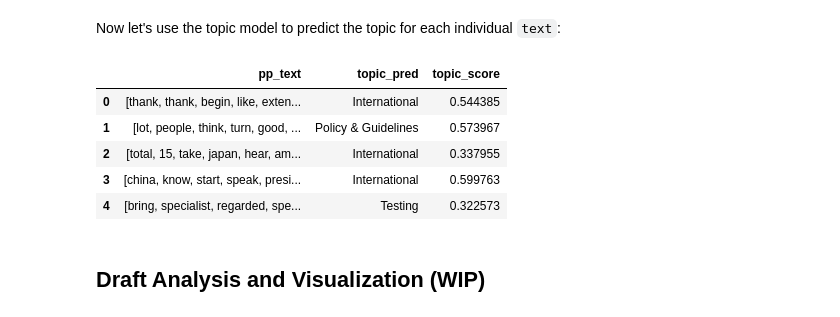
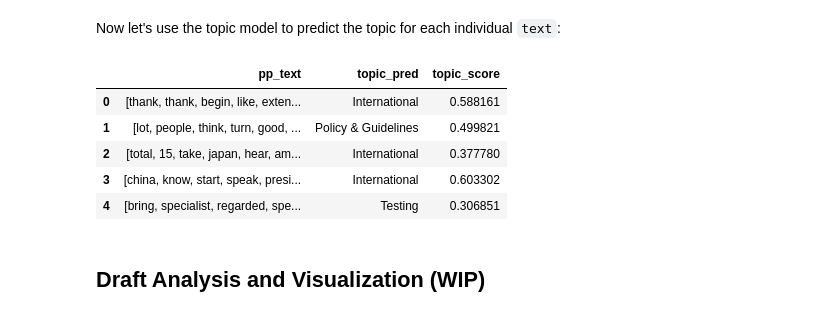
Before and after one commit to brendoncampbell/corona-briefing-tones, a Jupyter notebook: src/briefing_analysis.ipynb, the cells around one changed output. Saved outputs shown, nothing was run; the diff lists cells and outputs as text; code cells hidden in the pictures.

```diff
--- a/src/briefing_analysis.ipynb
+++ b/src/briefing_analysis.ipynb
@@ -387,8 +369,8 @@ def get_most_prob_topic(unseen_document, model = lda_model):
 
     Parameters
     ------------
-    unseen_document : (str)
-        the document to be labeled with a topic
+    unseen_text : (str)
+        the text to be labeled with a topic
     model : (gensim ldamodel)
         the trained LDA model
 
@@ -403,9 +385,8 @@ def get_most_prob_topic(unseen_document, model = lda_model):
     Ventilators
     """
 
-    # preprocess unseen text and obtain bow vector
-    unseen_doc_pp = preprocess(unseen_document)
-    bow_vector = dictionary.doc2bow(unseen_doc_pp)
+    # obtain bow vector for unseen text
+    bow_vector = dictionary.doc2bow(unseen_text)
 
     # calculate topic scores for unseen text
     scores_df = pd.DataFrame(lda_model[bow_vector], columns =['topic', 'score'])
@@ -418,34 +399,34 @@ def get_most_prob_topic(unseen_document, model = lda_model):
 # %%
 # create empty lists to store prediction strings
 predictions = []
 scores = []
 
 # call function for each unseen text, appending predictions to list
 for text in briefings_df['pp_text'].tolist():
     # only predict a topic for texts where there are 4 or more tokens
     if len(text) > 4:
-        topic, value = get_most_prob_topic(' '.join(text))
+        topic, value = get_most_prob_topic(text)
         predictions.append(topic)
         scores.append(value)
     else:
         predictions.append(np.nan)
         scores.append(np.nan)
 
 # add prediction values to main df
 briefings_df['topic_pred'] = predictions
 briefings_df['topic_score'] = scores
 
 # save scored df to csv
 briefings_df.to_csv("../data/scored_briefings.csv",index=False)
 
 briefings_df[['pp_text','topic_pred','topic_score']].head()
 # %% [output]
 |  | pp_text | topic_pred | topic_score |
-| 0 | [thank, thank, begin, like, exten... | International | 0.544385 |
-| 1 | [lot, people, think, turn, good, ... | Policy & Guidelines | 0.573967 |
-| 2 | [total, 15, take, japan, hear, am... | International | 0.337955 |
-| 3 | [china, know, start, speak, presi... | International | 0.599763 |
-| 4 | [bring, specialist, regarded, spe... | Testing | 0.322573 |
+| 0 | [thank, thank, begin, like, exten... | International | 0.588161 |
+| 1 | [lot, people, think, turn, good, ... | Policy & Guidelines | 0.499821 |
+| 2 | [total, 15, take, japan, hear, am... | International | 0.377780 |
+| 3 | [china, know, start, speak, presi... | International | 0.603302 |
+| 4 | [bring, specialist, regarded, spe... | Testing | 0.306851 |
 # %% [markdown]
 ## Draft Analysis and Visualization (WIP)
 # %%
```
Also changed, not shown: parts of 10 cells of this notebook.
